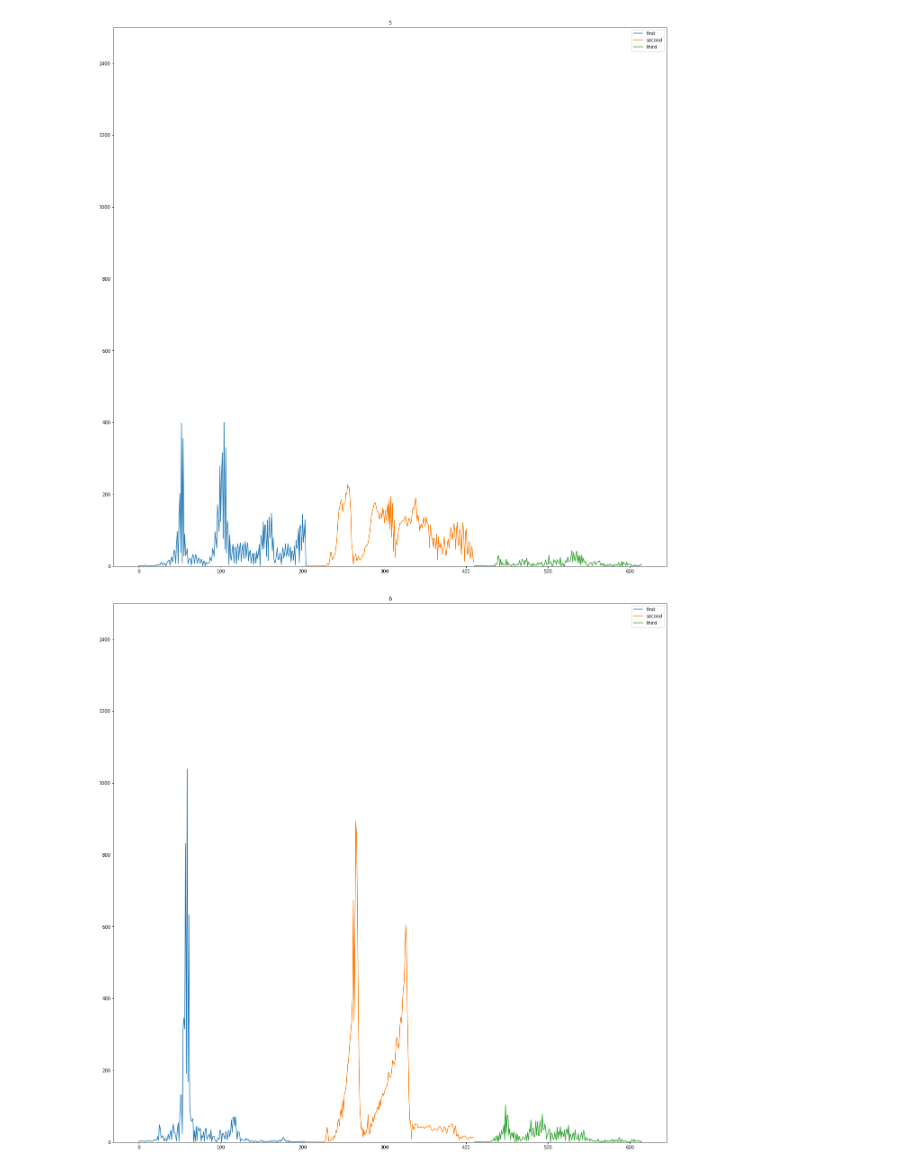
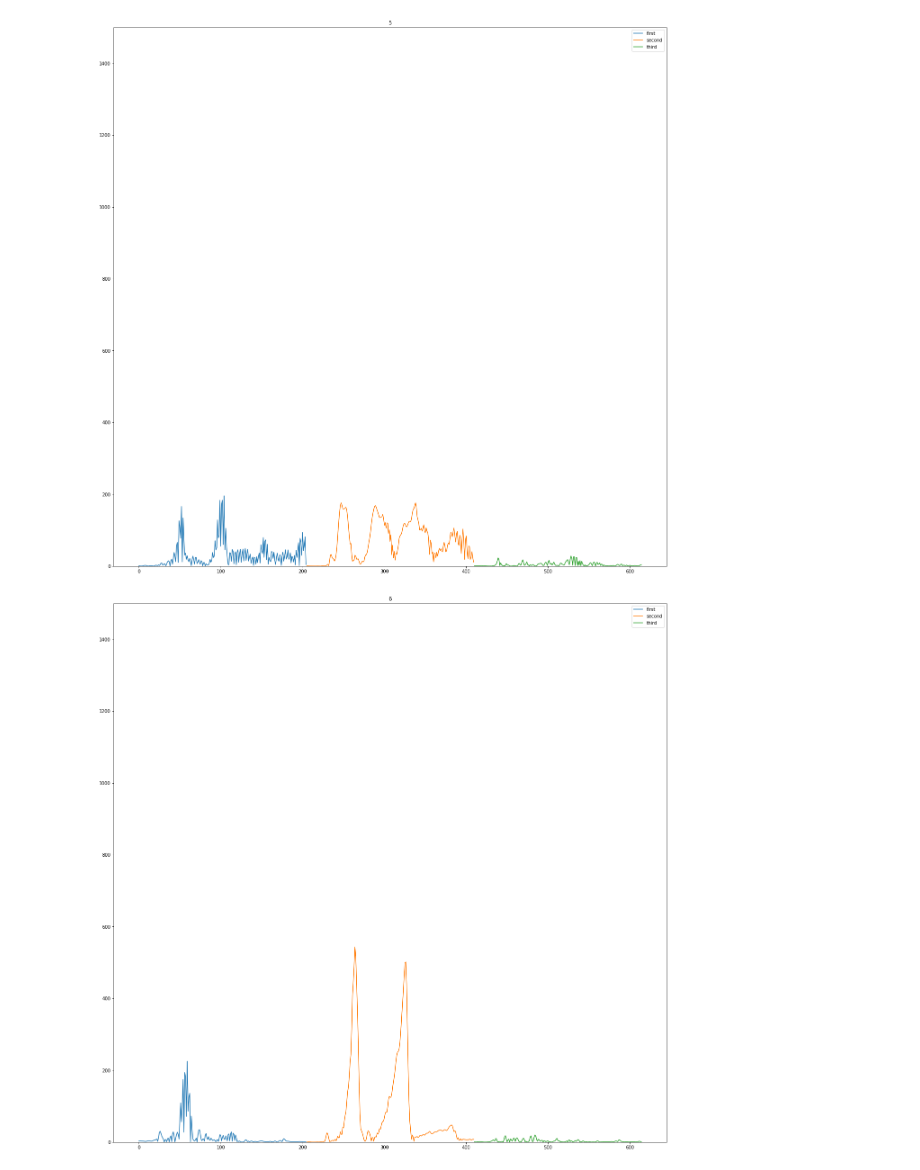
Before and after one commit to KyungjeCho/pattern-2, a Jupyter notebook: fourier_transform.ipynb, the cells around one changed output. Cells and saved outputs as stored; diff of their text form; code cells hidden in the pictures.

```diff
--- a/fourier_transform.ipynb
+++ b/fourier_transform.ipynb
@@ -32,7 +32,7 @@ for f in files:
 # %%
 for i, value in enumerate(sample_list):
 
-    D = np.abs(librosa.stft(np.asarray(value, dtype='float32'), hop_length = len(value)// 2)) / 1000
+    D = np.abs(librosa.stft(np.asarray(value, dtype='float32'), hop_length = len(value)// 2, win_length = len(value)// 2)) / 1000
     D.shape
     plt.figure(figsize=(22,22))
     plt.ylim([0, 1500])
@@ -55,2 +55,2 @@ for i, value in enumerate(sample_list):
-[figure, old version]
+[figure, new version]
-[figure, old version]
+[figure, new version]
```
Also changed, not shown: parts of 3 cells of this notebook, 15 other files.
